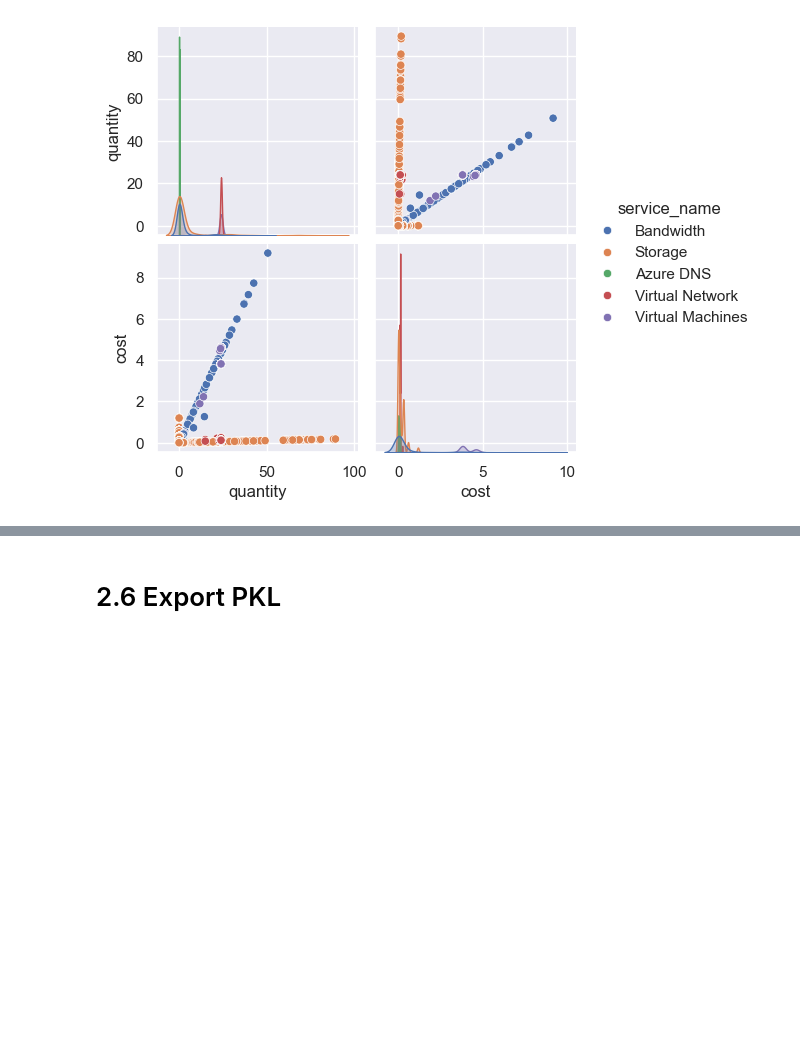
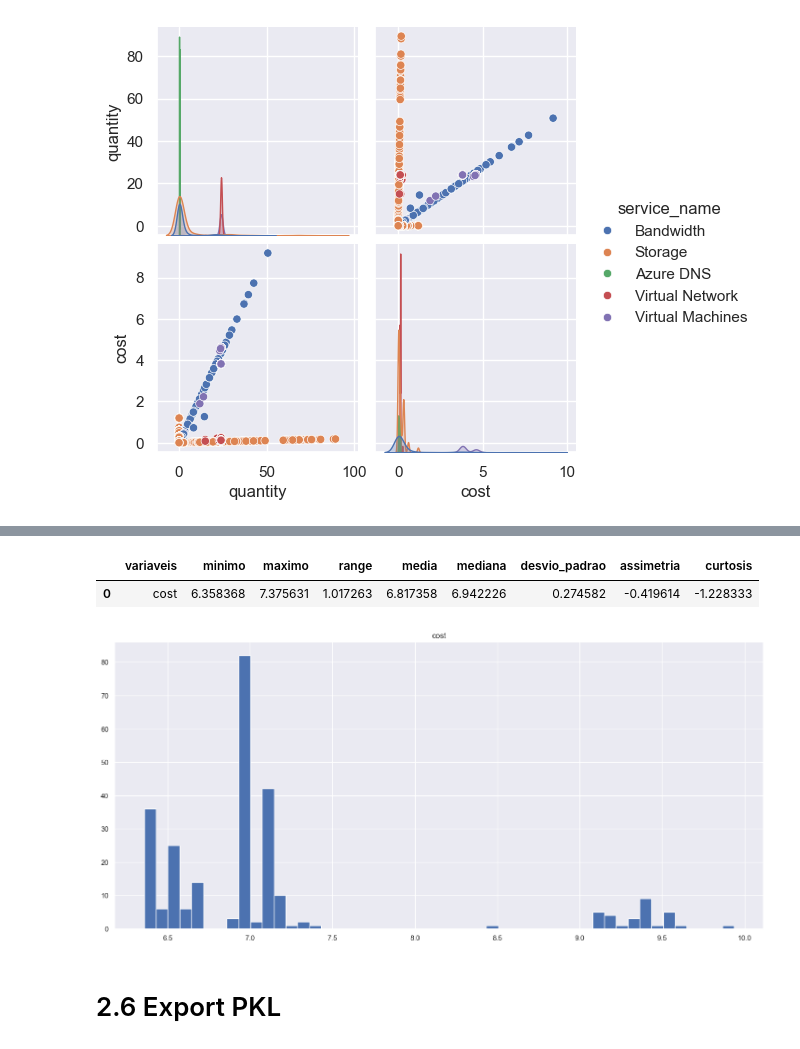
Before and after one commit to Gabrielnbr/modelo_unicin, a Jupyter notebook: notebooks/2_0_eda_pre_feature_engineering.ipynb, the cells around one changed output, grey strips where cells are left out. Saved outputs shown, nothing was run; the diff lists cells and outputs as text; code cells hidden in the pictures; blank space fills up the shorter version.

```diff
--- a/notebooks/2_0_eda_pre_feature_engineering.ipynb
+++ b/notebooks/2_0_eda_pre_feature_engineering.ipynb
@@ -222,0 +298,6 @@ plt.show()
+# %%
+df_sem_function = df_new.loc[:,['cost','date']].groupby(['date']).sum().reset_index()
+
+valor_medio = df_sem_function.loc[df_sem_function['date']> "2024-02-01",['cost']]
+
+valor_medio
@@ -223,3 +322,12 @@ plt.show()
+# %%
+estatistica_descritiva(valor_medio)
+# %% [output]
+|  | variaveis | minimo | maximo | range | media | mediana | desvio_padrao | assimetria | curtosis |
+| 0 | cost | 6.358368 | 7.375631 | 1.017263 | 6.817358 | 6.942226 | 0.274582 | -0.419614 | -1.228333 |
+# %%
+valor_medio.hist(bins=50);
+# %% [output]
+[figure, added]
 # %% [markdown]
 # 2.6 Export PKL
 # %%
```
Also changed, not shown: parts of 17 cells of this notebook, 12 other files.
